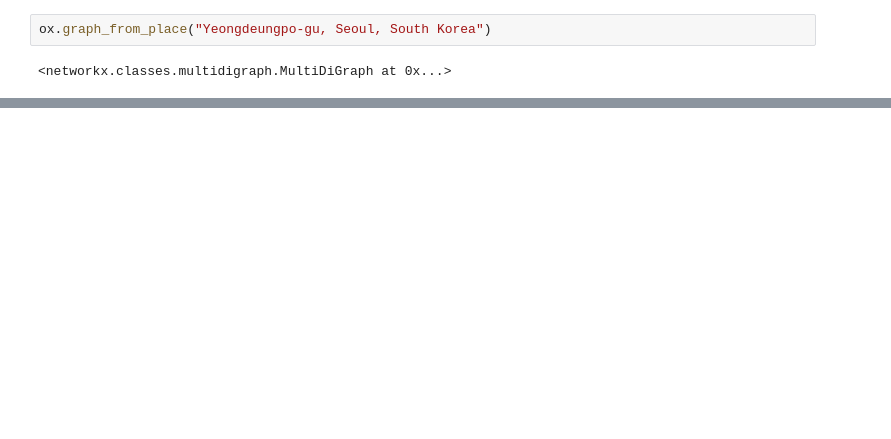
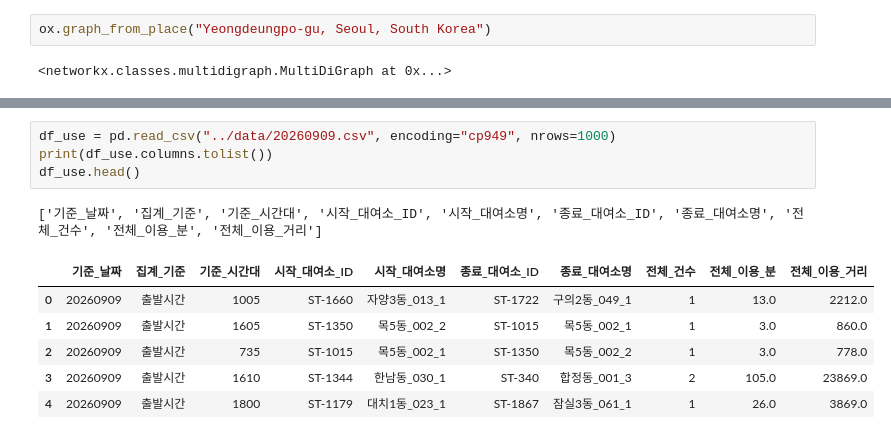
Before and after one commit to soeun7831/bike_network_analysis, a Jupyter notebook: notebooks/01_data_collecton.ipynb, the cells around one changed output, grey strips where cells are left out. Saved outputs shown, nothing was run; the diff lists cells and outputs as text; blank space fills up the shorter version.

```diff
--- a/notebooks/01_data_collecton.ipynb
+++ b/notebooks/01_data_collecton.ipynb
@@ -25,0 +186,12 @@ print(len(G.nodes), len(G.edges))
+# %%
+df_use = pd.read_csv("../data/20260909.csv", encoding="cp949", nrows=1000)
+print(df_use.columns.tolist())
+df_use.head()
+# %% [output]
+['기준_날짜', '집계_기준', '기준_시간대', '시작_대여소_ID', '시작_대여소명', '종료_대여소_ID', '종료_대여소명', '전체_건수', '전체_이용_분', '전체_이용_거리']
+|  | 기준_날짜 | 집계_기준 | 기준_시간대 | 시작_대여소_ID | 시작_대여소명 | 종료_대여소_ID | 종료_대여소명 | 전체_건수 | 전체_이용_분 | 전체_이용_거리 |
+| 0 | 20260909 | 출발시간 | 1005 | ST-1660 | 자양3동_013_1 | ST-1722 | 구의2동_049_1 | 1 | 13.0 | 2212.0 |
+| 1 | 20260909 | 출발시간 | 1605 | ST-1350 | 목5동_002_2 | ST-1015 | 목5동_002_1 | 1 | 3.0 | 860.0 |
+| 2 | 20260909 | 출발시간 | 735 | ST-1015 | 목5동_002_1 | ST-1350 | 목5동_002_2 | 1 | 3.0 | 778.0 |
+| 3 | 20260909 | 출발시간 | 1610 | ST-1344 | 한남동_030_1 | ST-340 | 합정동_001_3 | 2 | 105.0 | 23869.0 |
+| 4 | 20260909 | 출발시간 | 1800 | ST-1179 | 대치1동_023_1 | ST-1867 | 잠실3동_061_1 | 1 | 26.0 | 3869.0 |
```
Also changed, not shown: parts of 24 cells of this notebook.
